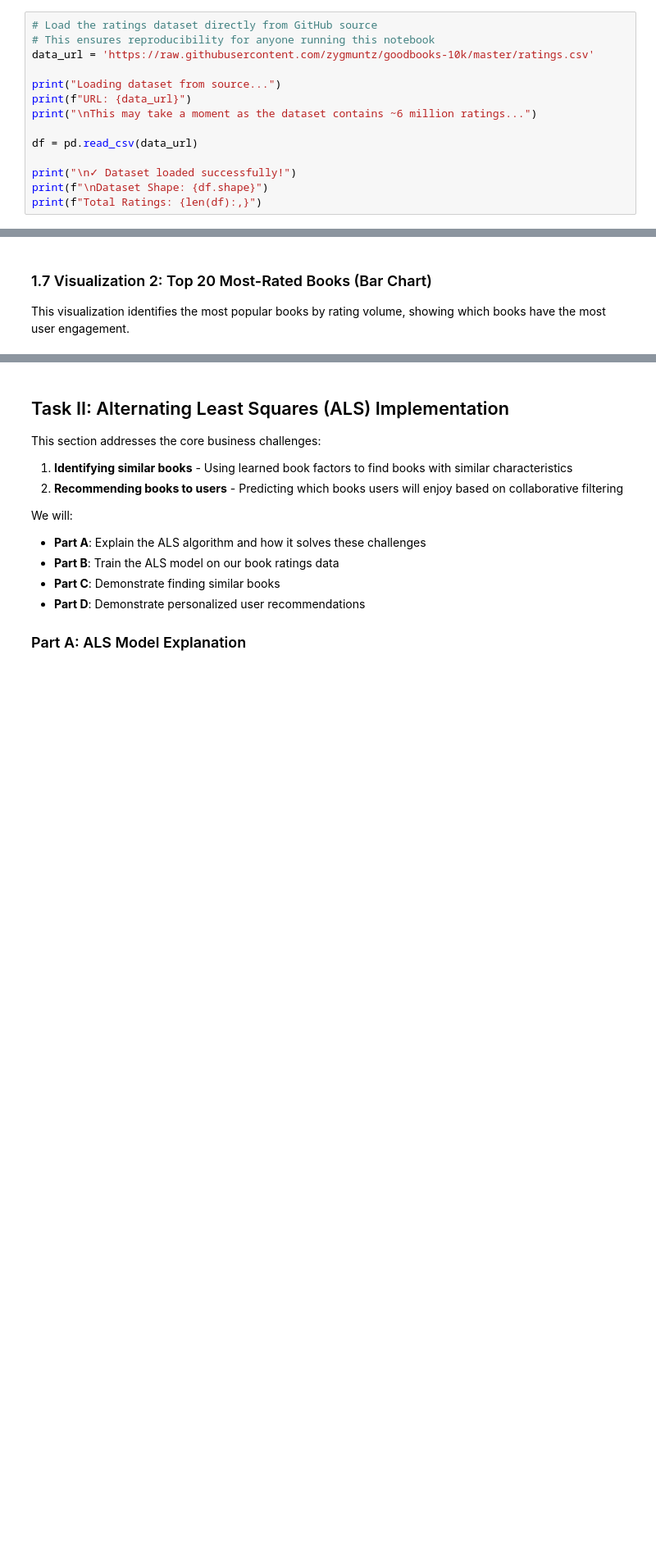
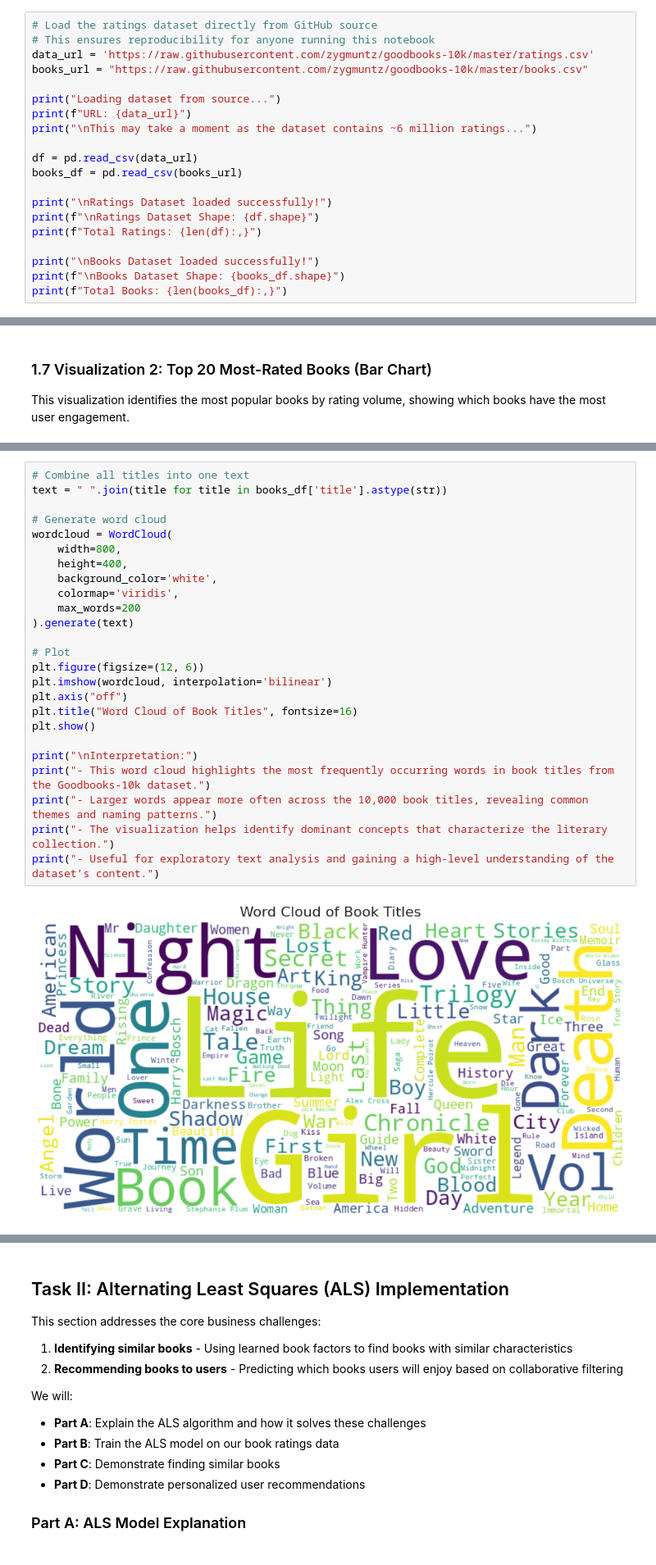
Before and after one commit to kojounfc/Advanced_Analytics, a Jupyter notebook: Assignment 2/Books_Recommendation_System.ipynb, the cells around one changed output, grey strips where cells are left out. Shown: that part at 82% size. Saved outputs shown, nothing was run; the diff lists cells and outputs as text; blank space fills up the shorter version.

```diff
--- a/Assignment 2/Books_Recommendation_System.ipynb
+++ b/Assignment 2/Books_Recommendation_System.ipynb
@@ -62,16 +94,22 @@ Libraries imported successfully!
 # Load the ratings dataset directly from GitHub source
 # This ensures reproducibility for anyone running this notebook
 data_url = 'https://raw.githubusercontent.com/zygmuntz/goodbooks-10k/master/ratings.csv'
+books_url = "https://raw.githubusercontent.com/zygmuntz/goodbooks-10k/master/books.csv"
 
 print("Loading dataset from source...")
 print(f"URL: {data_url}")
 print("\nThis may take a moment as the dataset contains ~6 million ratings...")
 
 df = pd.read_csv(data_url)
+books_df = pd.read_csv(books_url)
 
-print("\n✓ Dataset loaded successfully!")
-print(f"\nDataset Shape: {df.shape}")
+print("\nRatings Dataset loaded successfully!")
+print(f"\nRatings Dataset Shape: {df.shape}")
 print(f"Total Ratings: {len(df):,}")
+
+print("\nBooks Dataset loaded successfully!")
+print(f"\nBooks Dataset Shape: {books_df.shape}")
+print(f"Total Books: {len(books_df):,}")
 # %% [output]
 Loading dataset from source...
 URL: https://raw.githubusercontent.com/zygmuntz/goodbooks-10k/master/ratings.csv
@@ -448,0 +537,27 @@ print("- The normal distribution suggests a mature platform with consistent user
+# %%
+# Combine all titles into one text
+text = " ".join(title for title in books_df['title'].astype(str))
+
+# Generate word cloud
+wordcloud = WordCloud(
+    width=800,
+    height=400,
+    background_color='white',
+    colormap='viridis',
+    max_words=200
+).generate(text)
+
+# Plot
+plt.figure(figsize=(12, 6))
+plt.imshow(wordcloud, interpolation='bilinear')
+plt.axis("off")
+plt.title("Word Cloud of Book Titles", fontsize=16)
+plt.show()
+
+print("\nInterpretation:")
+print("- This word cloud highlights the most frequently occurring words in book titles from the Goodbooks-10k dataset.")
+print("- Larger words appear more often across the 10,000 book titles, revealing common themes and naming patterns.")
+print("- The visualization helps identify dominant concepts that characterize the literary collection.")
+print("- Useful for exploratory text analysis and gaining a high-level understanding of the dataset’s content.")
+# %% [output]
+[figure, added]
```
Also changed, not shown: parts of 27 cells of this notebook.
